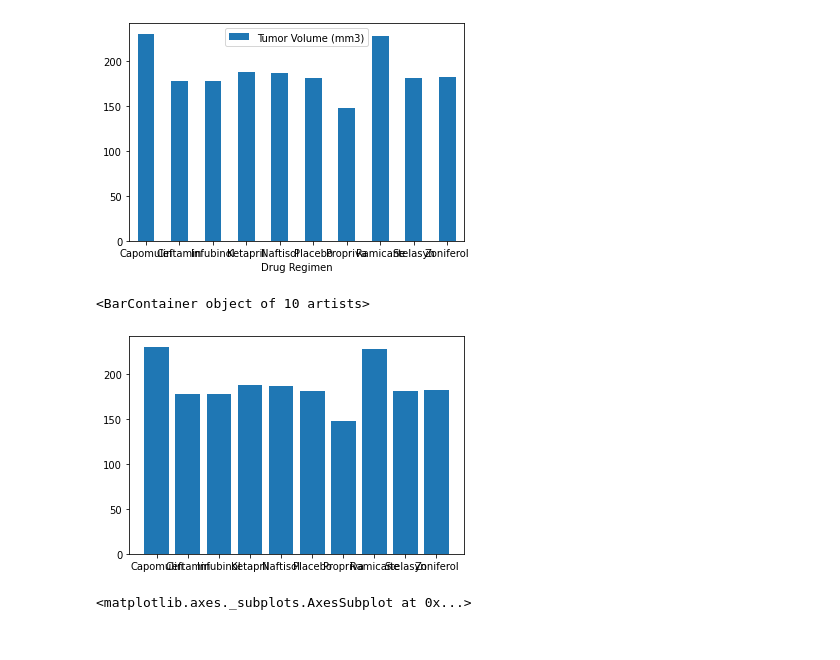
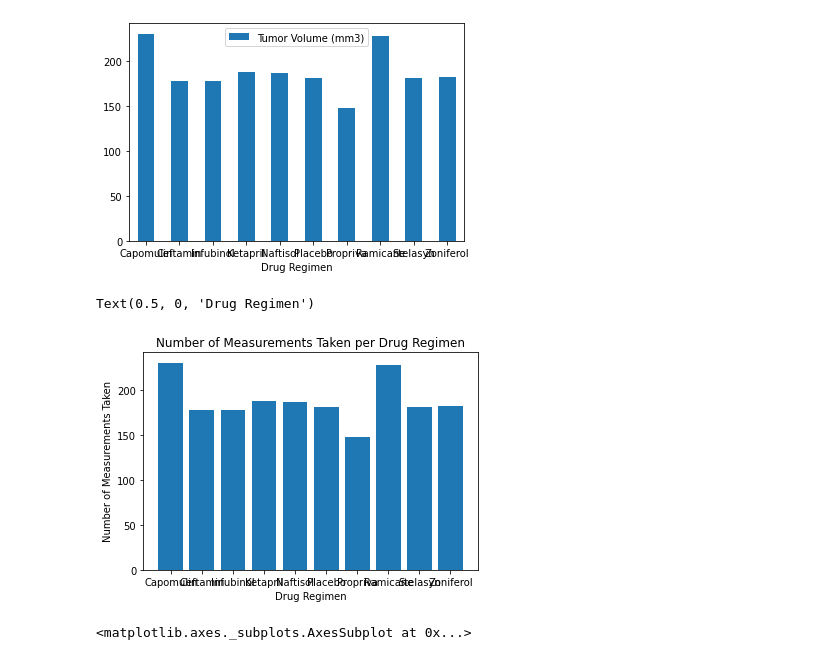
Before and after one commit to joelox87/matplotlib-challenge, a Jupyter notebook: pymaceuticals.ipynb, the cells around one changed output. Saved outputs shown, nothing was run; the diff lists cells and outputs as text; code cells hidden in the pictures.

```diff
--- a/pymaceuticals.ipynb
+++ b/pymaceuticals.ipynb
@@ -163,17 +163,20 @@ amountperregimen.plot.bar(rot=0)
 # %%
 # Generate a bar plot showing the total number of measurements taken on each drug regimen using pyplot.
 
 ## Regenerate amountperregimen
 amountperregimen = data.groupby("Drug Regimen").count()
 
 ## Turn Index Column into a Regular Column in amountperregimen
 amountperregimen.reset_index(inplace=True)
 
 ## Generate and display bar plot
 plt.bar(amountperregimen["Drug Regimen"],amountperregimen["Tumor Volume (mm3)"])
+plt.title("Number of Measurements Taken per Drug Regimen")
+plt.ylabel("Number of Measurements Taken")
+plt.xlabel("Drug Regimen")
 # %% [output]
-<BarContainer object of 10 artists>
+Text(0.5, 0, 'Drug Regimen')
-[figure, old version]
+[figure, new version]
 # %%
 # Generate a pie plot showing the distribution of female versus male mice using pandas
 
```
Also changed, not shown: parts of 11 cells of this notebook.
